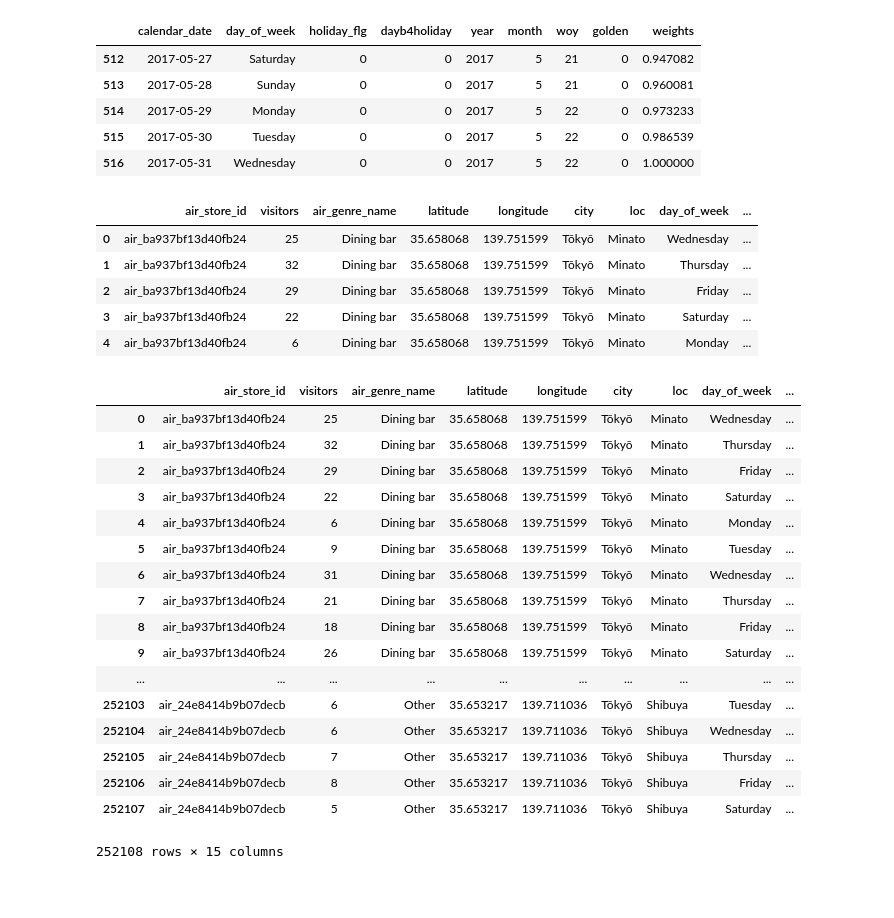
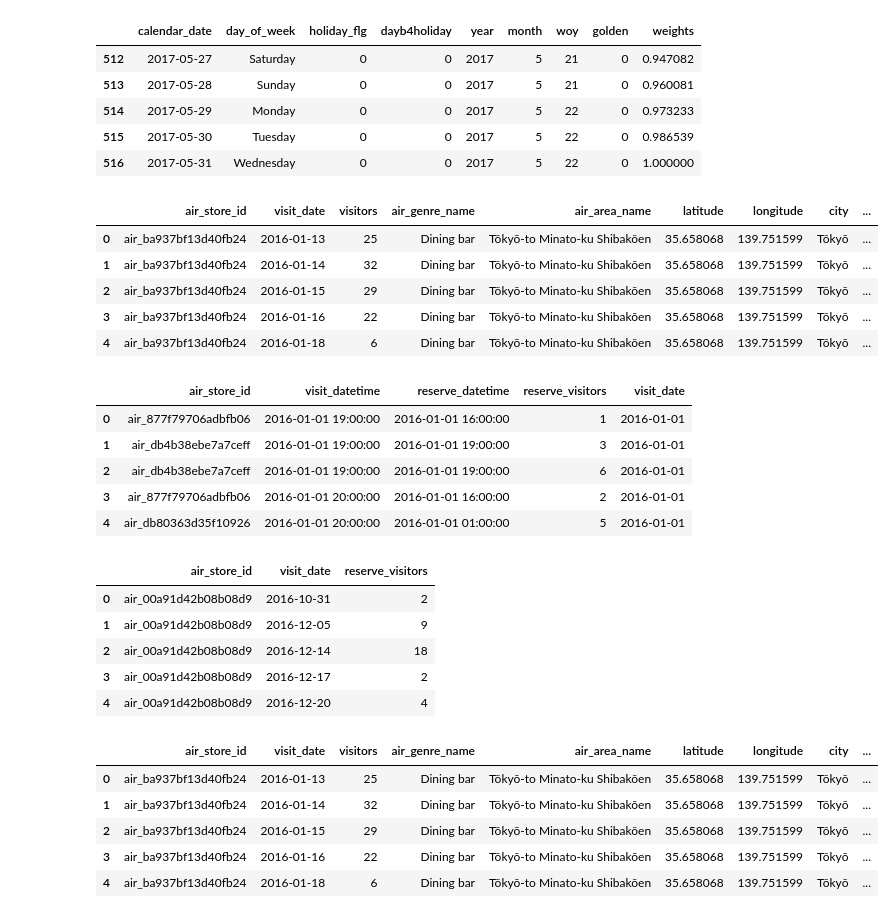
Before and after one commit to Nashavi/Recruit-prediction, a Jupyter notebook: more plots.ipynb, the cells around one changed output. Drawn from its saved outputs; the diff is of its cells as text; code cells hidden in the pictures; blank space fills up the shorter version.

```diff
--- a/more plots.ipynb
+++ b/more plots.ipynb
@@ -118,33 +118,43 @@ date_info.tail()
 | 516 | 2017-05-31 | Wednesday | 0 | 0 | 2017 | 5 | 22 | 0 | 1.000000 |
 # %%
 air_visit_data = air_visit_data.merge(date_info,left_on = 'visit_date',right_on='calendar_date',how= 'left')
-air_visit_data.drop(['visit_date','calendar_date','air_area_name'],axis = 1,inplace = True)
+# air_visit_data.drop(['visit_date','calendar_date','air_area_name'],axis = 1,inplace = True)
 air_visit_data.head()
 # %% [output]
-|  | air_store_id | visitors | air_genre_name | latitude | longitude | city | loc | day_of_week | ... |
-| 0 | air_ba937bf13d40fb24 | 25 | Dining bar | 35.658068 | 139.751599 | Tōkyō | Minato | Wednesday | ... |
-| 1 | air_ba937bf13d40fb24 | 32 | Dining bar | 35.658068 | 139.751599 | Tōkyō | Minato | Thursday | ... |
-| 2 | air_ba937bf13d40fb24 | 29 | Dining bar | 35.658068 | 139.751599 | Tōkyō | Minato | Friday | ... |
-| 3 | air_ba937bf13d40fb24 | 22 | Dining bar | 35.658068 | 139.751599 | Tōkyō | Minato | Saturday | ... |
-| 4 | air_ba937bf13d40fb24 | 6 | Dining bar | 35.658068 | 139.751599 | Tōkyō | Minato | Monday | ... |
+|  | air_store_id | visit_date | visitors | air_genre_name | air_area_name | latitude | longitude | city | ... |
+| 0 | air_ba937bf13d40fb24 | 2016-01-13 | 25 | Dining bar | Tōkyō-to Minato-ku Shibakōen | 35.658068 | 139.751599 | Tōkyō | ... |
+| 1 | air_ba937bf13d40fb24 | 2016-01-14 | 32 | Dining bar | Tōkyō-to Minato-ku Shibakōen | 35.658068 | 139.751599 | Tōkyō | ... |
+| 2 | air_ba937bf13d40fb24 | 2016-01-15 | 29 | Dining bar | Tōkyō-to Minato-ku Shibakōen | 35.658068 | 139.751599 | Tōkyō | ... |
+| 3 | air_ba937bf13d40fb24 | 2016-01-16 | 22 | Dining bar | Tōkyō-to Minato-ku Shibakōen | 35.658068 | 139.751599 | Tōkyō | ... |
+| 4 | air_ba937bf13d40fb24 | 2016-01-18 | 6 | Dining bar | Tōkyō-to Minato-ku Shibakōen | 35.658068 | 139.751599 | Tōkyō | ... |
+# %%
+air_reserve['visit_date'] = pd.to_datetime(air_reserve['visit_datetime']).dt.date
+air_reserve.head()
+# %% [output]
+|  | air_store_id | visit_datetime | reserve_datetime | reserve_visitors | visit_date |
+| 0 | air_877f79706adbfb06 | 2016-01-01 19:00:00 | 2016-01-01 16:00:00 | 1 | 2016-01-01 |
+| 1 | air_db4b38ebe7a7ceff | 2016-01-01 19:00:00 | 2016-01-01 19:00:00 | 3 | 2016-01-01 |
+| 2 | air_db4b38ebe7a7ceff | 2016-01-01 19:00:00 | 2016-01-01 19:00:00 | 6 | 2016-01-01 |
+| 3 | air_877f79706adbfb06 | 2016-01-01 20:00:00 | 2016-01-01 16:00:00 | 2 | 2016-01-01 |
+| 4 | air_db80363d35f10926 | 2016-01-01 20:00:00 | 2016-01-01 01:00:00 | 5 | 2016-01-01 |
+# %%
+air_reserve = air_reserve.groupby(['air_store_id','visit_date'])['reserve_visitors'].sum().reset_index()
+air_reserve.head()
+# %% [output]
+|  | air_store_id | visit_date | reserve_visitors |
+| 0 | air_00a91d42b08b08d9 | 2016-10-31 | 2 |
+| 1 | air_00a91d42b08b08d9 | 2016-12-05 | 9 |
+| 2 | air_00a91d42b08b08d9 | 2016-12-14 | 18 |
+| 3 | air_00a91d42b08b08d9 | 2016-12-17 | 2 |
+| 4 | air_00a91d42b08b08d9 | 2016-12-20 | 4 |
+# %%
+air_visit_data = air_visit_data.merge(air_reserve, on = ['air_store_id','visit_date'],how = 'left').fillna(-1)
 # %%
-air_visit_data
+air_visit_data.head()
 # %% [output]
-|  | air_store_id | visitors | air_genre_name | latitude | longitude | city | loc | day_of_week | ... |
-| 0 | air_ba937bf13d40fb24 | 25 | Dining bar | 35.658068 | 139.751599 | Tōkyō | Minato | Wednesday | ... |
-| 1 | air_ba937bf13d40fb24 | 32 | Dining bar | 35.658068 | 139.751599 | Tōkyō | Minato | Thursday | ... |
-| 2 | air_ba937bf13d40fb24 | 29 | Dining bar | 35.658068 | 139.751599 | Tōkyō | Minato | Friday | ... |
-| 3 | air_ba937bf13d40fb24 | 22 | Dining bar | 35.658068 | 139.751599 | Tōkyō | Minato | Saturday | ... |
-| 4 | air_ba937bf13d40fb24 | 6 | Dining bar | 35.658068 | 139.751599 | Tōkyō | Minato | Monday | ... |
-| 5 | air_ba937bf13d40fb24 | 9 | Dining bar | 35.658068 | 139.751599 | Tōkyō | Minato | Tuesday | ... |
-| 6 | air_ba937bf13d40fb24 | 31 | Dining bar | 35.658068 | 139.751599 | Tōkyō | Minato | Wednesday | ... |
-| 7 | air_ba937bf13d40fb24 | 21 | Dining bar | 35.658068 | 139.751599 | Tōkyō | Minato | Thursday | ... |
-| 8 | air_ba937bf13d40fb24 | 18 | Dining bar | 35.658068 | 139.751599 | Tōkyō | Minato | Friday | ... |
-| 9 | air_ba937bf13d40fb24 | 26 | Dining bar | 35.658068 | 139.751599 | Tōkyō | Minato | Saturday | ... |
-| ... | ... | ... | ... | ... | ... | ... | ... | ... | ... |
-| 252103 | air_24e8414b9b07decb | 6 | Other | 35.653217 | 139.711036 | Tōkyō | Shibuya | Tuesday | ... |
-| 252104 | air_24e8414b9b07decb | 6 | Other | 35.653217 | 139.711036 | Tōkyō | Shibuya | Wednesday | ... |
-| 252105 | air_24e8414b9b07decb | 7 | Other | 35.653217 | 139.711036 | Tōkyō | Shibuya | Thursday | ... |
-| 252106 | air_24e8414b9b07decb | 8 | Other | 35.653217 | 139.711036 | Tōkyō | Shibuya | Friday | ... |
-| 252107 | air_24e8414b9b07decb | 5 | Other | 35.653217 | 139.711036 | Tōkyō | Shibuya | Saturday | ... |
+|  | air_store_id | visit_date | visitors | air_genre_name | air_area_name | latitude | longitude | city | ... |
+| 0 | air_ba937bf13d40fb24 | 2016-01-13 | 25 | Dining bar | Tōkyō-to Minato-ku Shibakōen | 35.658068 | 139.751599 | Tōkyō | ... |
+| 1 | air_ba937bf13d40fb24 | 2016-01-14 | 32 | Dining bar | Tōkyō-to Minato-ku Shibakōen | 35.658068 | 139.751599 | Tōkyō | ... |
+| 2 | air_ba937bf13d40fb24 | 2016-01-15 | 29 | Dining bar | Tōkyō-to Minato-ku Shibakōen | 35.658068 | 139.751599 | Tōkyō | ... |
+| 3 | air_ba937bf13d40fb24 | 2016-01-16 | 22 | Dining bar | Tōkyō-to Minato-ku Shibakōen | 35.658068 | 139.751599 | Tōkyō | ... |
+| 4 | air_ba937bf13d40fb24 | 2016-01-18 | 6 | Dining bar | Tōkyō-to Minato-ku Shibakōen | 35.658068 | 139.751599 | Tōkyō | ... |
-252108 rows × 15 columns
```
Also changed, not shown: parts of 7 cells of this notebook.
